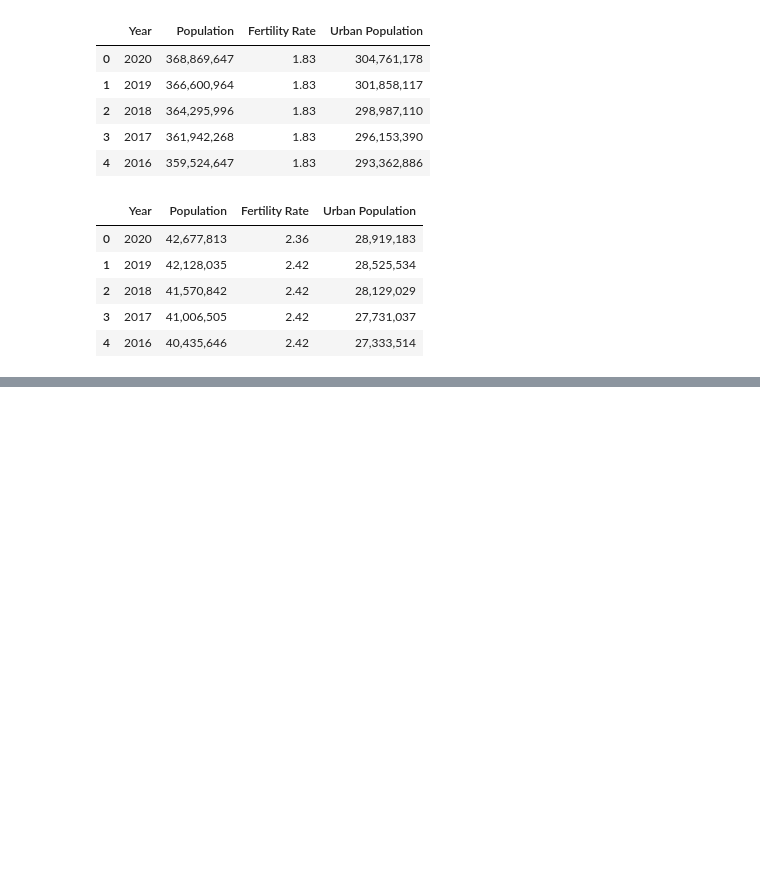
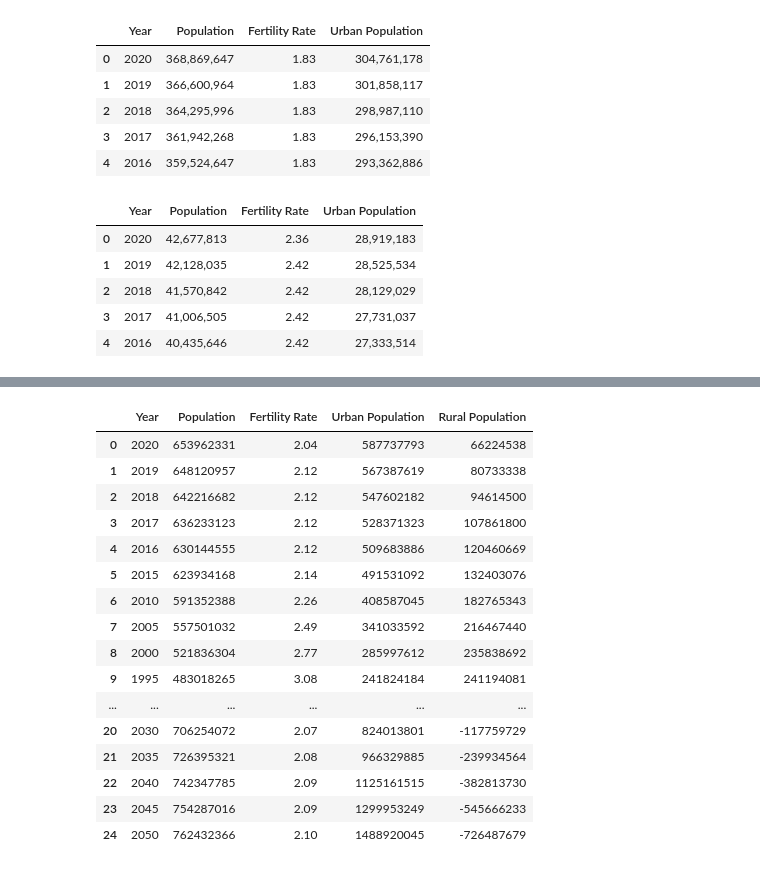
Before and after one commit to amal209/Back-end, a Jupyter notebook: etl.ipynb, the cells around one changed output, grey strips where cells are left out. Saved outputs shown, nothing was run; the diff lists cells and outputs as text; code cells hidden in the pictures; blank space fills up the shorter version.

```diff
--- a/etl.ipynb
+++ b/etl.ipynb
@@ -117,0 +216,20 @@ oceanian_df.head()
+# %%
+southAmerican_df
+# %% [output]
+|  | Year | Population | Fertility Rate | Urban Population | Rural Population |
+| 0 | 2020 | 653962331 | 2.04 | 587737793 | 66224538 |
+| 1 | 2019 | 648120957 | 2.12 | 567387619 | 80733338 |
+| 2 | 2018 | 642216682 | 2.12 | 547602182 | 94614500 |
+| 3 | 2017 | 636233123 | 2.12 | 528371323 | 107861800 |
+| 4 | 2016 | 630144555 | 2.12 | 509683886 | 120460669 |
+| 5 | 2015 | 623934168 | 2.14 | 491531092 | 132403076 |
+| 6 | 2010 | 591352388 | 2.26 | 408587045 | 182765343 |
+| 7 | 2005 | 557501032 | 2.49 | 341033592 | 216467440 |
+| 8 | 2000 | 521836304 | 2.77 | 285997612 | 235838692 |
+| 9 | 1995 | 483018265 | 3.08 | 241824184 | 241194081 |
+| ... | ... | ... | ... | ... | ... |
+| 20 | 2030 | 706254072 | 2.07 | 824013801 | -117759729 |
+| 21 | 2035 | 726395321 | 2.08 | 966329885 | -239934564 |
+| 22 | 2040 | 742347785 | 2.09 | 1125161515 | -382813730 |
+| 23 | 2045 | 754287016 | 2.09 | 1299953249 | -545666233 |
+| 24 | 2050 | 762432366 | 2.10 | 1488920045 | -726487679 |
```
Also changed, not shown: parts of 18 cells of this notebook.
